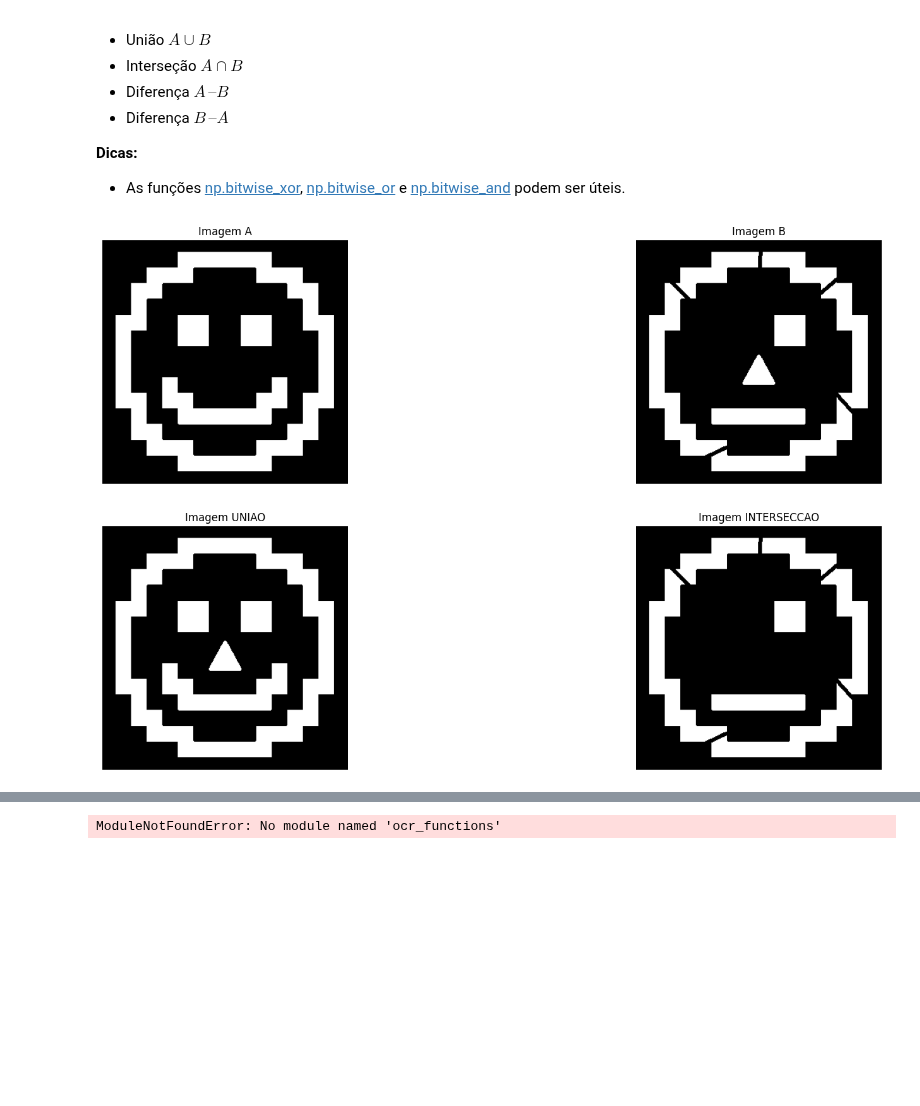
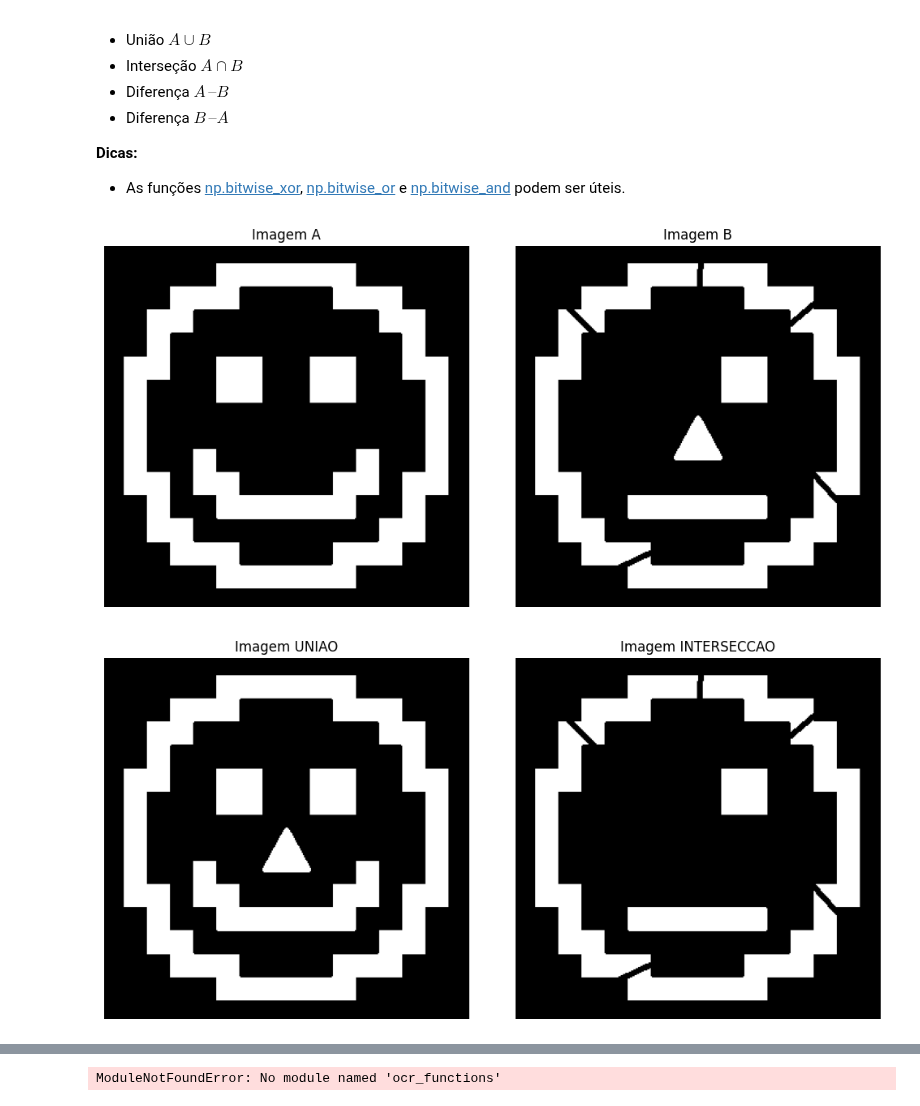
Before and after one commit to DanFerrari/comp_vision_usp, a Jupyter notebook: Lista_de_Exercicio_2.ipynb, the cells around one changed output, grey strips where cells are left out. Cells and saved outputs as stored; diff of their text form; code cells hidden in the pictures; blank space fills up the shorter version.

```diff
--- a/Lista_de_Exercicio_2.ipynb
+++ b/Lista_de_Exercicio_2.ipynb
@@ -68,36 +68,55 @@
 # %%
 ## -- Seu código começa AQUI -- ##
 
 def exibir_imagens_horizontal(imgs,titles=["",""]):
-  quant_imgs = len(imgs)
-  fig,axes = plt.subplots(1,quant_imgs,figsize = (20,5))
-  if(quant_imgs <= 1):
-    return
-  for i,img in enumerate(imgs):
-      axes[i].imshow(img, cmap = 'gray')
-      axes[i].axis('off')
-      axes[i].set_title(titles[i])
-  plt.show()
+    quant_imgs = len(imgs)
+    if quant_imgs <= 1:
+        return
+
+    if titles is None or len(titles) < quant_imgs:
+        titles = [""] * quant_imgs
+
+    h, w = imgs[0].shape[:2]
+    aspect_ratio = w / h
+
+    altura_base = 5
+
+    largura_total = altura_base * aspect_ratio * quant_imgs
+
+    largura_total = max(min(largura_total, 20), 8)
+
+    fig, axes = plt.subplots(1, quant_imgs, figsize=(largura_total, altura_base))
+
+    if quant_imgs == 1:
+        axes = [axes]
+
+    for i, img in enumerate(imgs):
+        axes[i].imshow(img, cmap='gray')
+        axes[i].axis('off')
+        axes[i].set_title(titles[i])
+
+    plt.subplots_adjust(left=0.01, right=0.99, top=0.90, bottom=0.01, wspace=0.05)
+    plt.show()
 
 
 img_a = cv.imread("./imagens/pratica_02/A.png")
 img_b = cv.imread("./imagens/pratica_02/B.png")
 
 img_uniao = np.bitwise_or(img_a,img_b)
 img_intersecao = np.bitwise_and(img_a,img_b)
 
 img_dif_ab = np.bitwise_xor(img_a,img_b)
 img_dif_ba = np.bitwise_xor(img_b,img_a)
 
 exibir_imagens_horizontal([img_a,img_b],["Imagem A","Imagem B"])
 exibir_imagens_horizontal([img_uniao,img_intersecao],["Imagem UNIAO","Imagem INTERSECCAO"])
 exibir_imagens_horizontal([img_dif_ab,img_dif_ba],["Imagem A - B","Imagem B - A"])
 
 ## -- Seu código termina AQUI -- ##
 
 ## -- COMENTÁRIOS -- ##
 
 # interessante que ambas as diferencas tiveram o mesmo resultado
 # %% [output]
-[figure, old version]
+[figure, new version]
-[figure, old version]
+[figure, new version]
```
Also changed, not shown: parts of 6 cells of this notebook.
